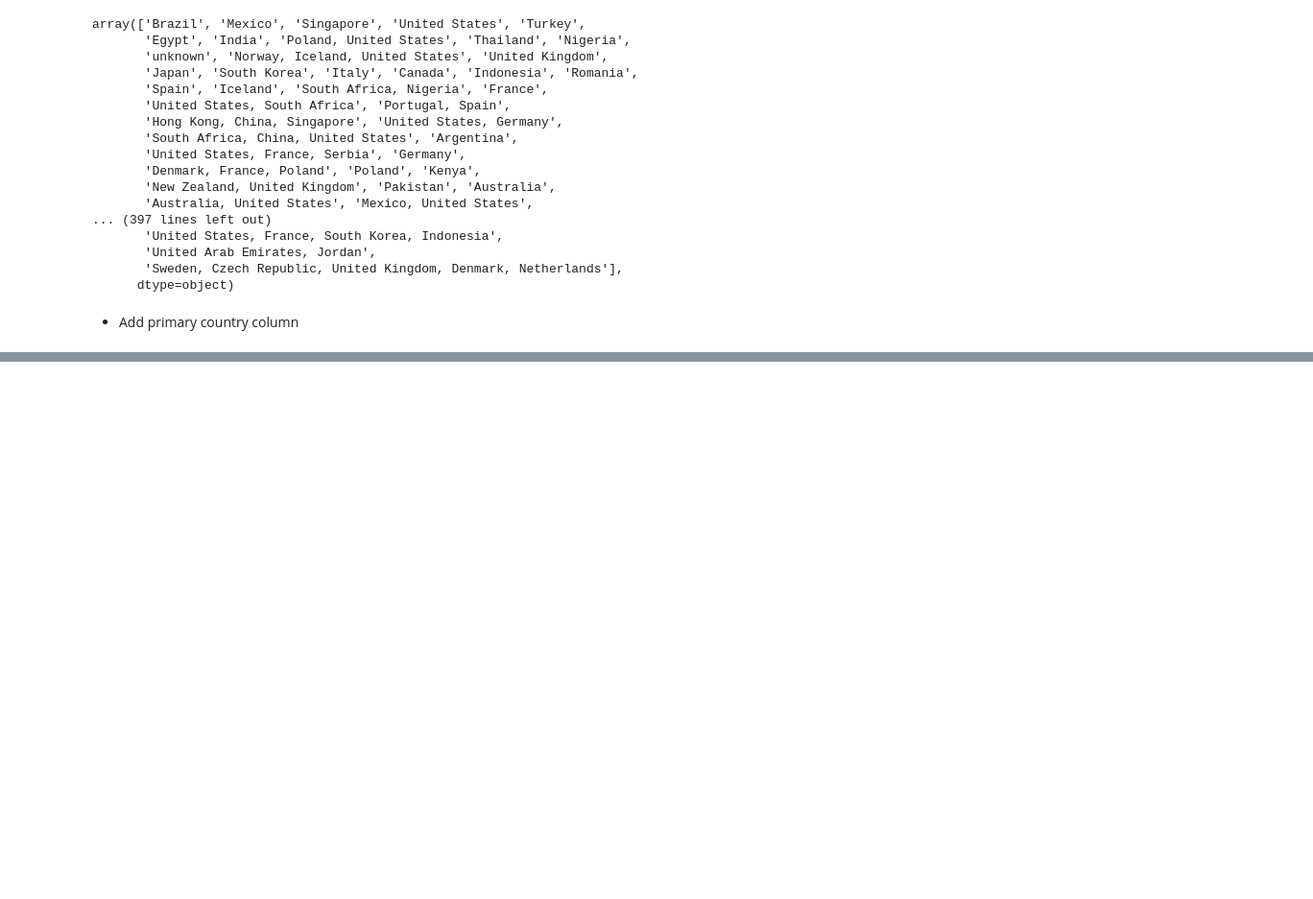
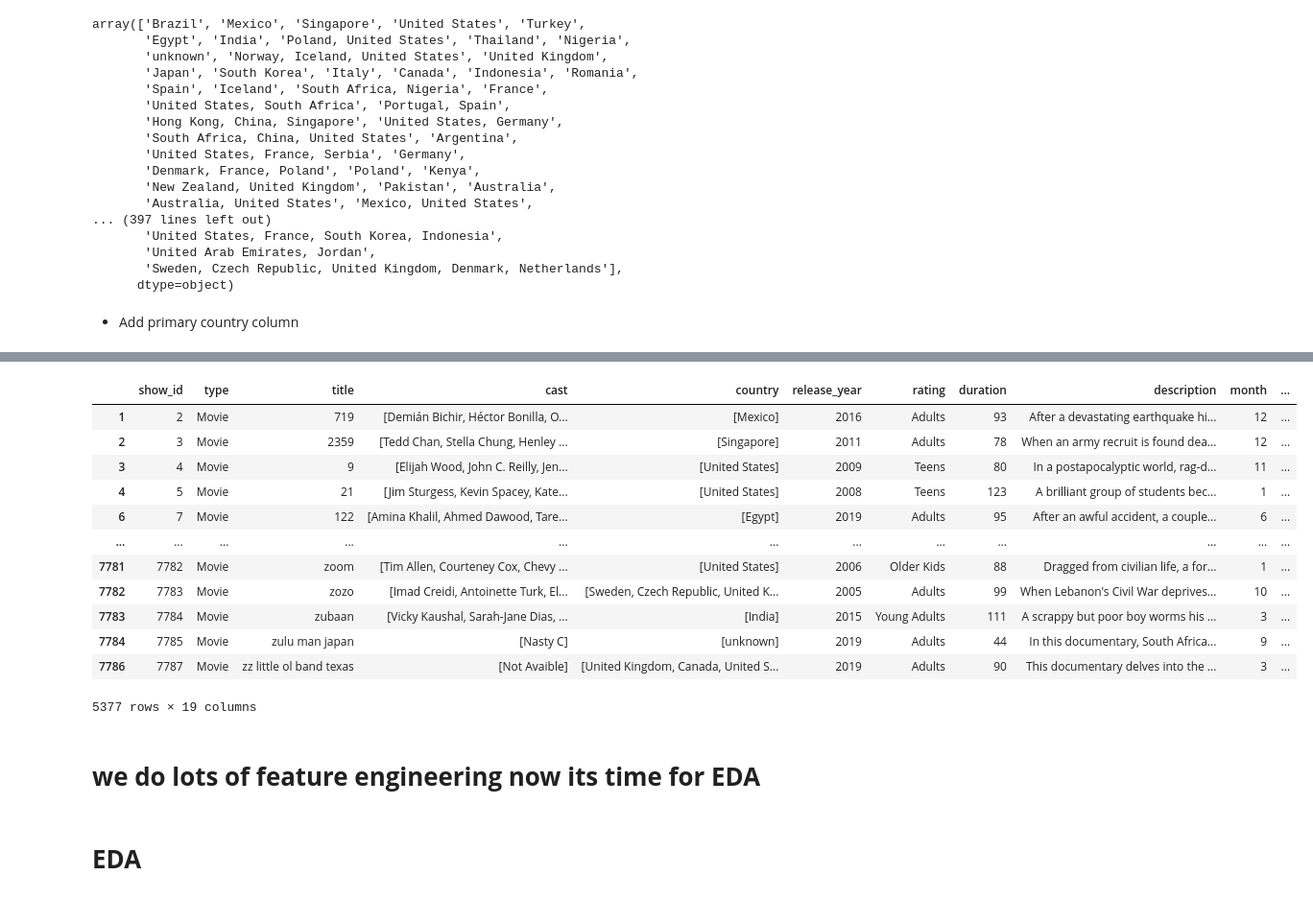
Before and after one commit to tarun422/Netflix-DataSet-Clustring, a Jupyter notebook: Netflix_Clustring.ipynb, the cells around one changed output, grey strips where cells are left out. Shown at 96% size. Saved outputs shown, nothing was run; the diff lists cells and outputs as text; code cells hidden in the pictures; blank space fills up the shorter version.

```diff
--- a/Netflix_Clustring.ipynb
+++ b/Netflix_Clustring.ipynb
@@ -1041,0 +1206,24 @@ df[df['type']=='Movie']
+# %%
+# Remove the min word from duration column
+
+movies_df['duration']=movies_df['duration'].apply(lambda x:x.split()[0])
+# %%
+movies_df
+# %% [output]
+|  | show_id | type | title | cast | country | release_year | rating | duration | description | month | ... |
+| 1 | 2 | Movie | 719 | [Demián Bichir, Héctor Bonilla, O... | [Mexico] | 2016 | Adults | 93 | After a devastating earthquake hi... | 12 | ... |
+| 2 | 3 | Movie | 2359 | [Tedd Chan, Stella Chung, Henley ... | [Singapore] | 2011 | Adults | 78 | When an army recruit is found dea... | 12 | ... |
+| 3 | 4 | Movie | 9 | [Elijah Wood, John C. Reilly, Jen... | [United States] | 2009 | Teens | 80 | In a postapocalyptic world, rag-d... | 11 | ... |
+| 4 | 5 | Movie | 21 | [Jim Sturgess, Kevin Spacey, Kate... | [United States] | 2008 | Teens | 123 | A brilliant group of students bec... | 1 | ... |
+| 6 | 7 | Movie | 122 | [Amina Khalil, Ahmed Dawood, Tare... | [Egypt] | 2019 | Adults | 95 | After an awful accident, a couple... | 6 | ... |
+| ... | ... | ... | ... | ... | ... | ... | ... | ... | ... | ... | ... |
+| 7781 | 7782 | Movie | zoom | [Tim Allen, Courteney Cox, Chevy ... | [United States] | 2006 | Older Kids | 88 | Dragged from civilian life, a for... | 1 | ... |
+| 7782 | 7783 | Movie | zozo | [Imad Creidi, Antoinette Turk, El... | [Sweden, Czech Republic, United K... | 2005 | Adults | 99 | When Lebanon's Civil War deprives... | 10 | ... |
+| 7783 | 7784 | Movie | zubaan | [Vicky Kaushal, Sarah-Jane Dias, ... | [India] | 2015 | Young Adults | 111 | A scrappy but poor boy worms his ... | 3 | ... |
+| 7784 | 7785 | Movie | zulu man japan | [Nasty C] | [unknown] | 2019 | Adults | 44 | In this documentary, South Africa... | 9 | ... |
+| 7786 | 7787 | Movie | zz little ol band texas | [Not Avaible] | [United Kingdom, Canada, United S... | 2019 | Adults | 90 | This documentary delves into the ... | 3 | ... |
+5377 rows × 19 columns
+# %% [markdown]
+# **we do lots of feature engineering now its time for EDA**
+# %% [markdown]
+# **EDA**
```
Also changed, not shown: parts of 38 cells of this notebook.
